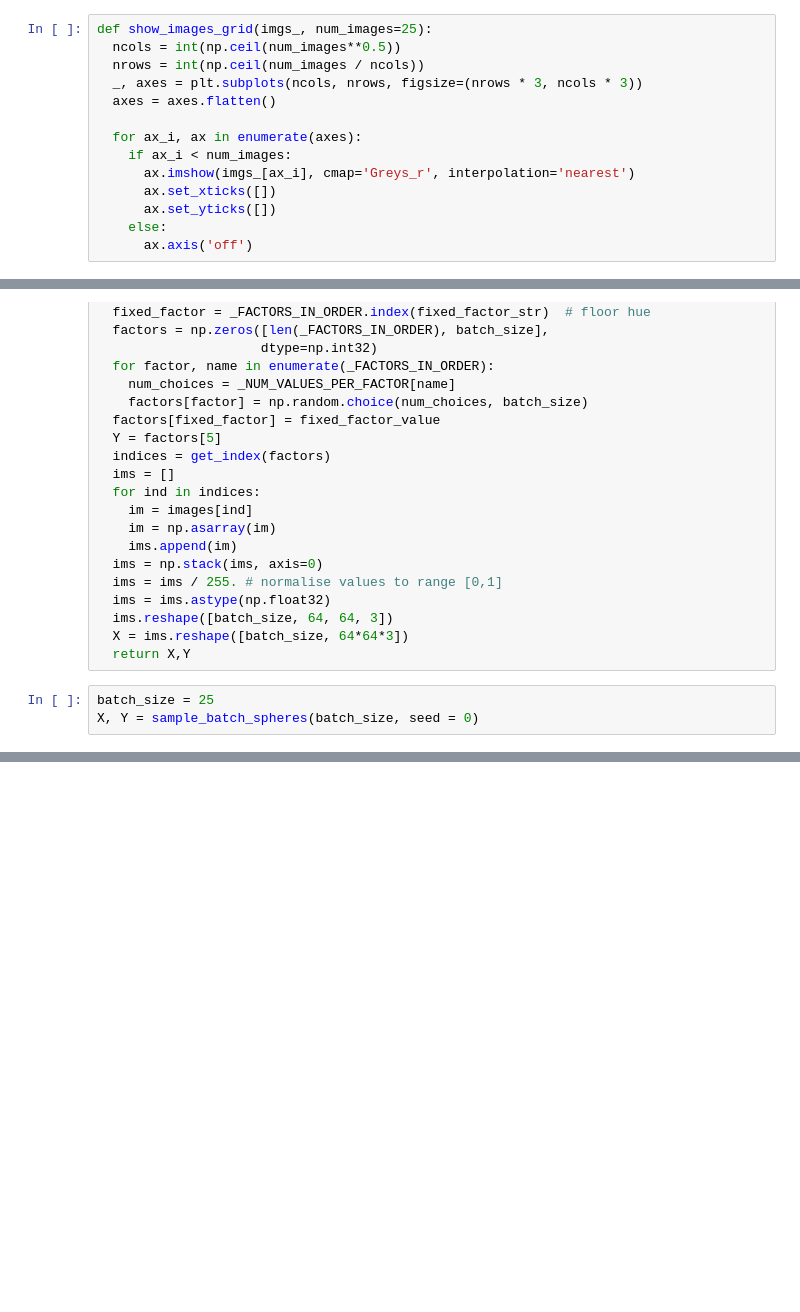
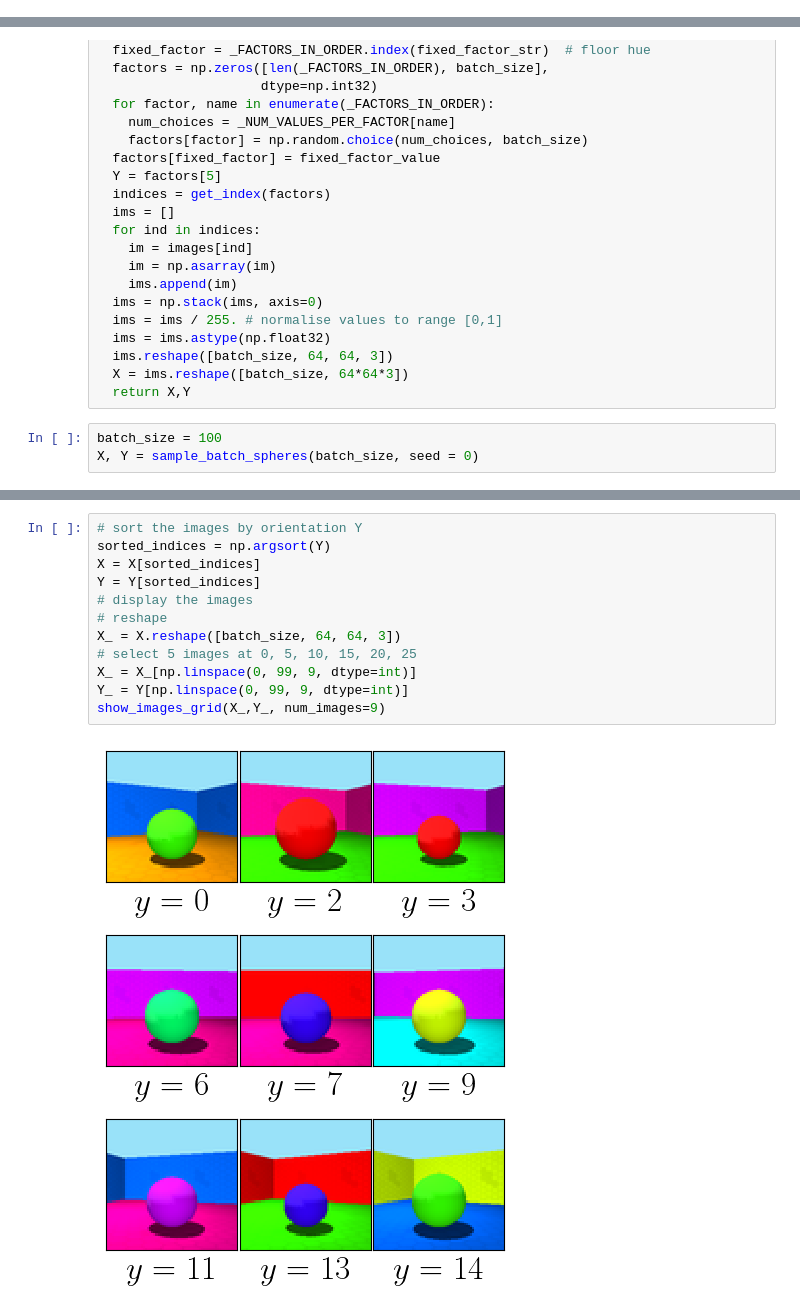
Before and after one commit to KeiderHoyos/IndependenceTestingDifferenceEntropies, a Jupyter notebook: 3Dshapes_experiment.ipynb, the cells around one changed output, grey strips where cells are left out. Drawn from its saved outputs; the diff is of its cells as text; blank space fills up the shorter version.

```diff
--- a/3Dshapes_experiment.ipynb
+++ b/3Dshapes_experiment.ipynb
@@ -87,17 +87,3 @@ def sample_batch(batch_size, fixed_factor, fixed_factor_value):
   ims = ims / 255. # normalise values to range [0,1]
   ims = ims.astype(np.float32)
   return ims.reshape([batch_size, 64, 64, 3])
-# %%
-def show_images_grid(imgs_, num_images=25):
-  ncols = int(np.ceil(num_images**0.5))
-  nrows = int(np.ceil(num_images / ncols))
-  _, axes = plt.subplots(ncols, nrows, figsize=(nrows * 3, ncols * 3))
-  axes = axes.flatten()
-
-  for ax_i, ax in enumerate(axes):
-    if ax_i < num_images:
-      ax.imshow(imgs_[ax_i], cmap='Greys_r', interpolation='nearest')
-      ax.set_xticks([])
-      ax.set_yticks([])
-    else:
-      ax.axis('off')
@@ -157,5 +211,5 @@ def sample_batch_spheres(batch_size, fixed_factor_str = 'shape', fixed_factor_va
   X = ims.reshape([batch_size, 64*64*3])
   return X,Y
 # %%
-batch_size = 25
+batch_size = 100
 X, Y = sample_batch_spheres(batch_size, seed = 0)
@@ -168,0 +216,14 @@ print(X.shape)
+# %%
+# sort the images by orientation Y
+sorted_indices = np.argsort(Y)
+X = X[sorted_indices]
+Y = Y[sorted_indices]
+# display the images
+# reshape
+X_ = X.reshape([batch_size, 64, 64, 3])
+# select 5 images at 0, 5, 10, 15, 20, 25
+X_ = X_[np.linspace(0, 99, 9, dtype=int)]
+Y_ = Y[np.linspace(0, 99, 9, dtype=int)]
+show_images_grid(X_,Y_, num_images=9)
+# %% [output]
+[figure, added]
```
Also changed, not shown: parts of 5 cells of this notebook, 6 other files.
